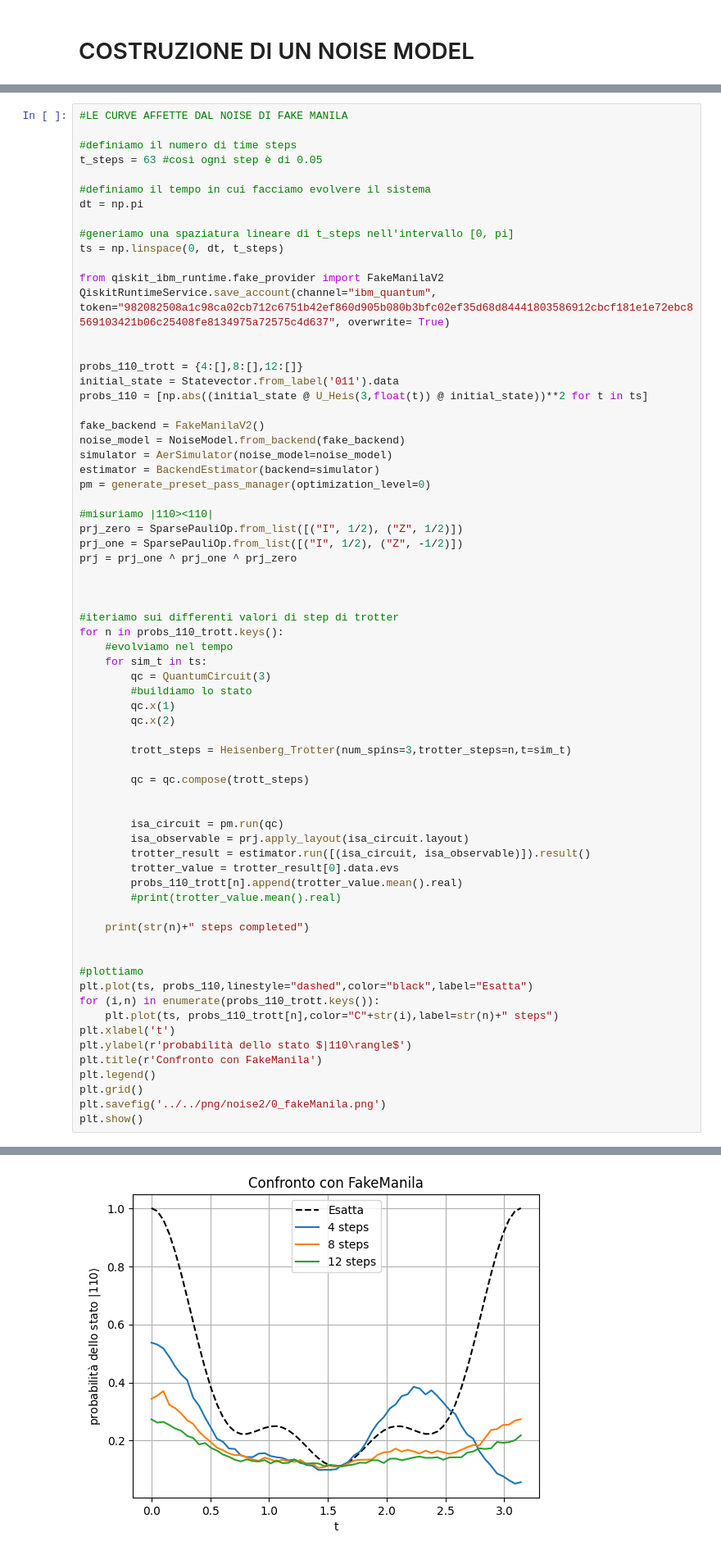
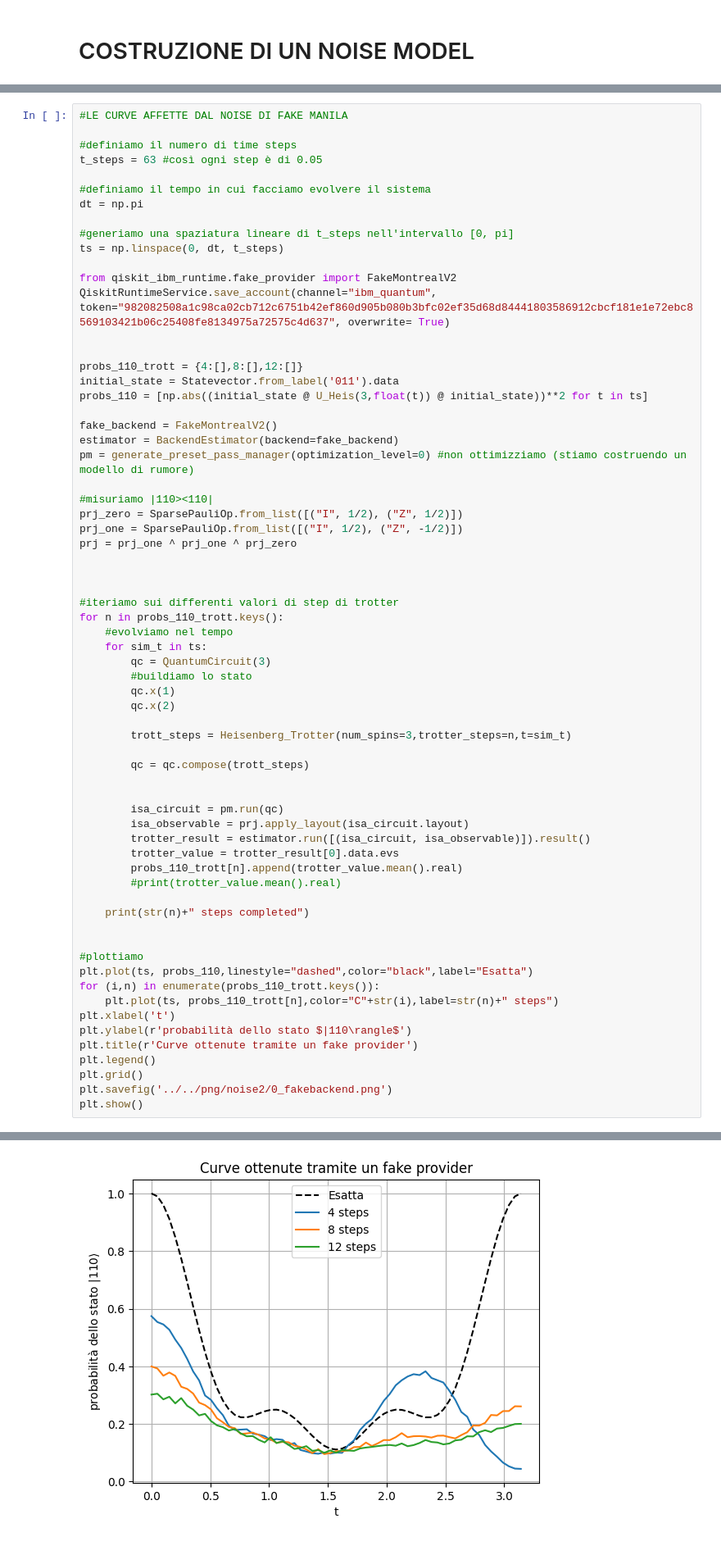
Before and after one commit to qismib/TETrIs, a Jupyter notebook: notebooks/noiseModel_and_gates/noiseModel_building_2.0.ipynb, the cells around one changed output, grey strips where cells are left out. Shown at 82% size. Saved outputs shown, nothing was run; the diff lists cells and outputs as text.

Commit message:
small reviews on noise model building

```diff
--- a/notebooks/noiseModel_and_gates/noiseModel_building_2.0.ipynb
+++ b/notebooks/noiseModel_and_gates/noiseModel_building_2.0.ipynb
@@ -109,7 +109,7 @@ dt = np.pi
 #generiamo una spaziatura lineare di t_steps nell'intervallo [0, pi]
 ts = np.linspace(0, dt, t_steps)
 
-from qiskit_ibm_runtime.fake_provider import FakeManilaV2
+from qiskit_ibm_runtime.fake_provider import FakeMontrealV2
 QiskitRuntimeService.save_account(channel="ibm_quantum", token="982082508a1c98ca02cb712c6751b42ef860d905b080b3bfc02ef35d68d84441803586912cbcf181e1e72ebc8569103421b06c25408fe8134975a72575c4d637", overwrite= True)
 
 
@@ -117,11 +117,9 @@ probs_110_trott = {4:[],8:[],12:[]}
 initial_state = Statevector.from_label('011').data
 probs_110 = [np.abs((initial_state @ U_Heis(3,float(t)) @ initial_state))**2 for t in ts]
 
-fake_backend = FakeManilaV2()
-noise_model = NoiseModel.from_backend(fake_backend)
-simulator = AerSimulator(noise_model=noise_model)
-estimator = BackendEstimator(backend=simulator)
-pm = generate_preset_pass_manager(optimization_level=0)
+fake_backend = FakeMontrealV2()
+estimator = BackendEstimator(backend=fake_backend)
+pm = generate_preset_pass_manager(optimization_level=0) #non ottimizziamo (stiamo costruendo un modello di rumore)
 
 #misuriamo |110><110|
 prj_zero = SparsePauliOp.from_list([("I", 1/2), ("Z", 1/2)])
@@ -140,33 +138,33 @@ for n in probs_110_trott.keys():
         qc.x(2)
 
         trott_steps = Heisenberg_Trotter(num_spins=3,trotter_steps=n,t=sim_t)
 
         qc = qc.compose(trott_steps)
 
 
         isa_circuit = pm.run(qc)
         isa_observable = prj.apply_layout(isa_circuit.layout)
         trotter_result = estimator.run([(isa_circuit, isa_observable)]).result()
         trotter_value = trotter_result[0].data.evs
         probs_110_trott[n].append(trotter_value.mean().real)
         #print(trotter_value.mean().real)
 
     print(str(n)+" steps completed")
 
 
 #plottiamo
 plt.plot(ts, probs_110,linestyle="dashed",color="black",label="Esatta")
 for (i,n) in enumerate(probs_110_trott.keys()):
     plt.plot(ts, probs_110_trott[n],color="C"+str(i),label=str(n)+" steps")
 plt.xlabel('t')
 plt.ylabel(r'probabilità dello stato $|110\rangle$')
-plt.title(r'Confronto con FakeManila')
+plt.title(r'Curve ottenute tramite un fake provider')
 plt.legend()
 plt.grid()
-plt.savefig('../../png/noise2/0_fakeManila.png')
+plt.savefig('../../png/noise2/0_fakebackend.png')
 plt.show()
 # %% [output]
 4 steps completed
 8 steps completed
 12 steps completed
-[figure, old version]
+[figure, new version]
```
Also changed, not shown: parts of 9 cells of this notebook, 7 other files.
